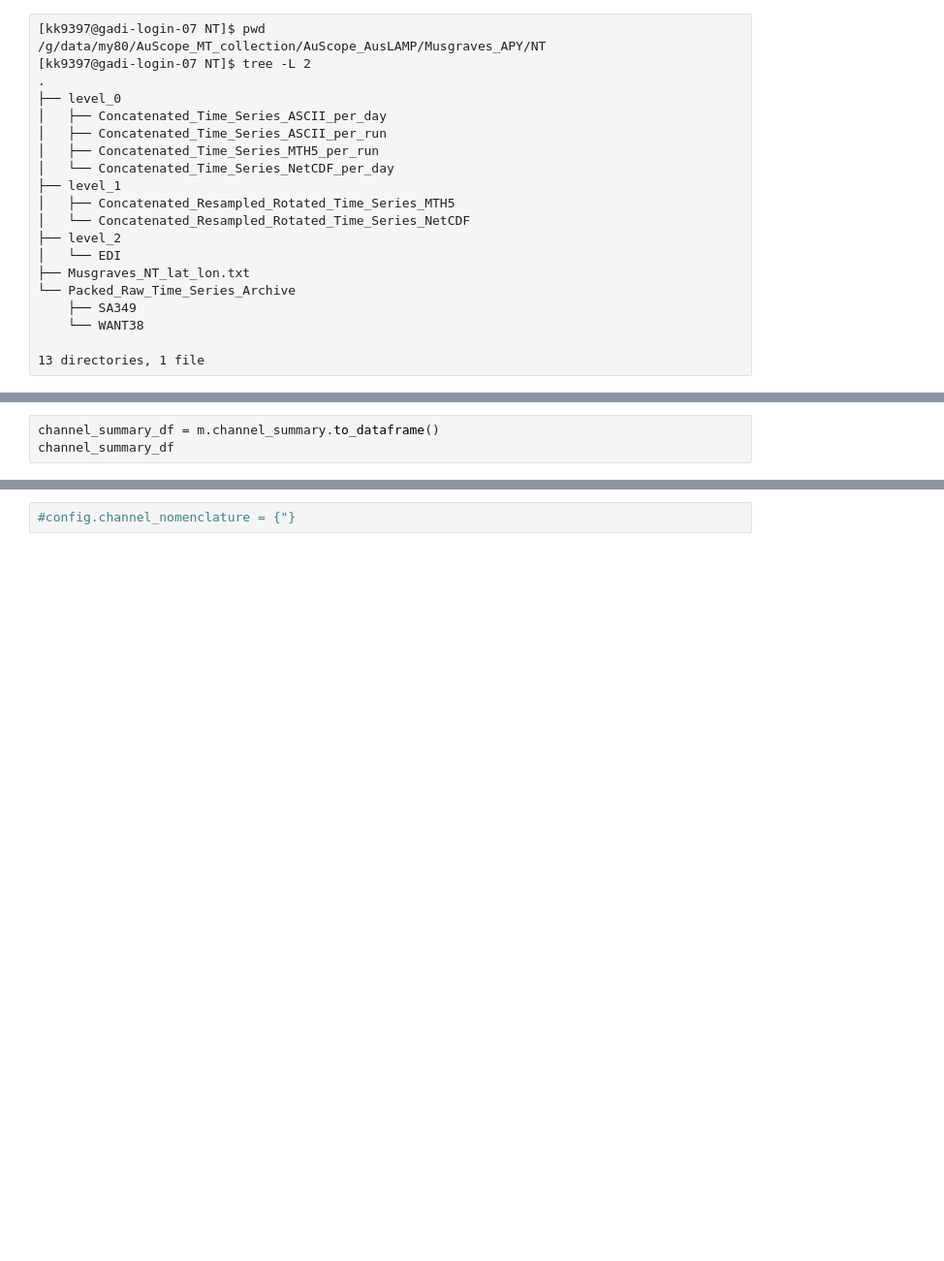
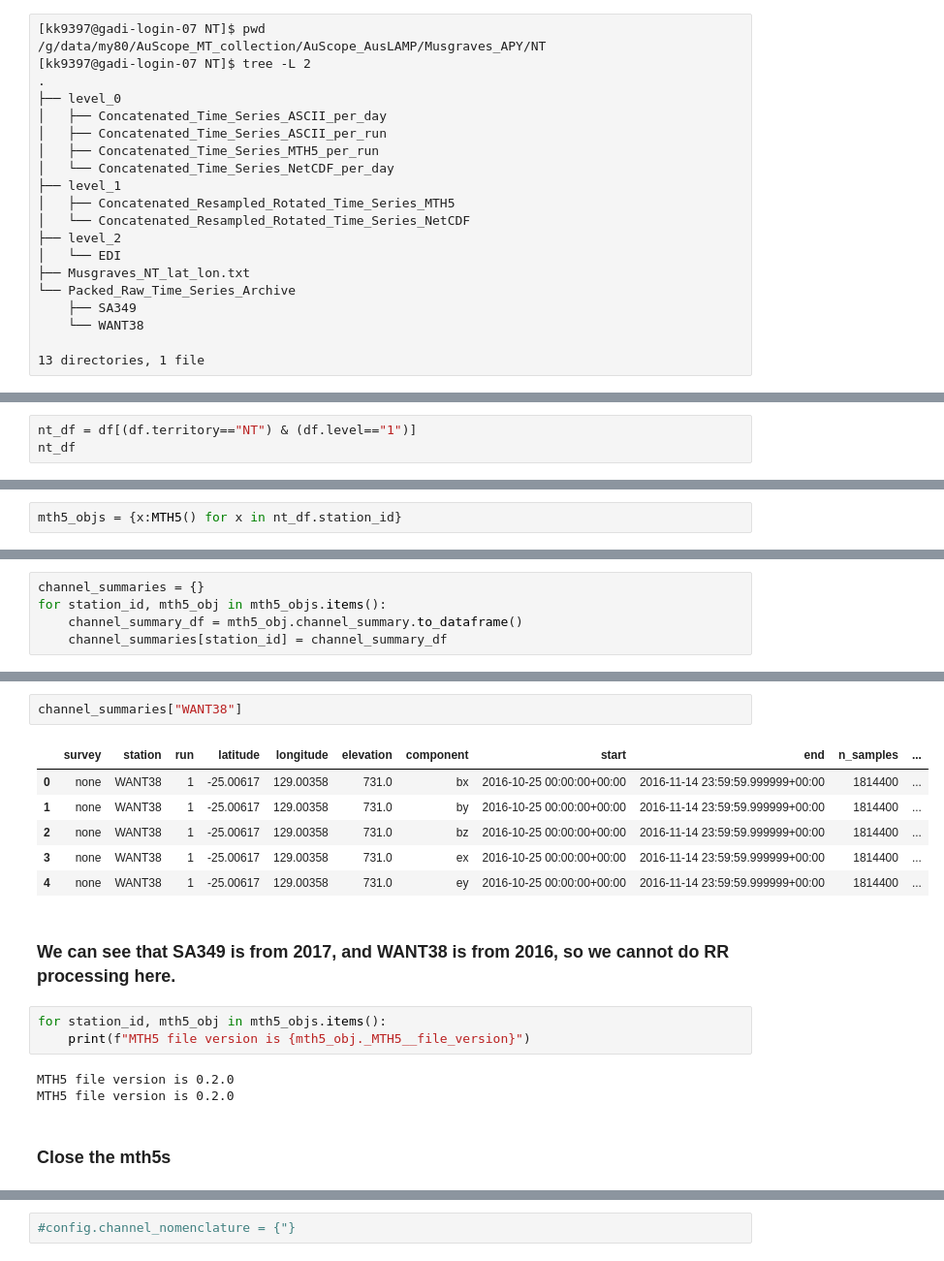
Before and after one commit to simpeg/aurora, a Jupyter notebook: aurora/test_utils/musgraves/musgraves_01.ipynb, the cells around one changed output, grey strips where cells are left out. Shown at 97% size. Drawn from its saved outputs; the diff is of its cells as text; blank space fills up the shorter version.

```diff
--- a/aurora/test_utils/musgraves/musgraves_01.ipynb
+++ b/aurora/test_utils/musgraves/musgraves_01.ipynb
@@ -137,3 +180,0 @@ print(m.filename)
-# %%
-channel_summary_df = m.channel_summary.to_dataframe()
-channel_summary_df
@@ -206,0 +181,3 @@ kernel_dataset.df["run_id"] = "001"
+# %%
+nt_df = df[(df.territory=="NT") & (df.level=="1")]
+nt_df
@@ -206,0 +190,2 @@ kernel_dataset.df["run_id"] = "001"
+# %%
+mth5_objs = {x:MTH5() for x in nt_df.station_id}
@@ -206,0 +239,5 @@ kernel_dataset.df["run_id"] = "001"
+# %%
+channel_summaries = {}
+for station_id, mth5_obj in mth5_objs.items():
+    channel_summary_df = mth5_obj.channel_summary.to_dataframe()
+    channel_summaries[station_id] = channel_summary_df
@@ -206,0 +253,19 @@ kernel_dataset.df["run_id"] = "001"
+# %%
+channel_summaries["WANT38"]
+# %% [output]
+|  | survey | station | run | latitude | longitude | elevation | component | start | end | n_samples | ... |
+| 0 | none | WANT38 | 1 | -25.00617 | 129.00358 | 731.0 | bx | 2016-10-25 00:00:00+00:00 | 2016-11-14 23:59:59.999999+00:00 | 1814400 | ... |
+| 1 | none | WANT38 | 1 | -25.00617 | 129.00358 | 731.0 | by | 2016-10-25 00:00:00+00:00 | 2016-11-14 23:59:59.999999+00:00 | 1814400 | ... |
+| 2 | none | WANT38 | 1 | -25.00617 | 129.00358 | 731.0 | bz | 2016-10-25 00:00:00+00:00 | 2016-11-14 23:59:59.999999+00:00 | 1814400 | ... |
+| 3 | none | WANT38 | 1 | -25.00617 | 129.00358 | 731.0 | ex | 2016-10-25 00:00:00+00:00 | 2016-11-14 23:59:59.999999+00:00 | 1814400 | ... |
+| 4 | none | WANT38 | 1 | -25.00617 | 129.00358 | 731.0 | ey | 2016-10-25 00:00:00+00:00 | 2016-11-14 23:59:59.999999+00:00 | 1814400 | ... |
+# %% [markdown]
+### We can see that SA349 is from 2017, and WANT38 is from 2016, so we cannot do RR processing here.
+# %%
+for station_id, mth5_obj in mth5_objs.items():
+    print(f"MTH5 file version is {mth5_obj._MTH5__file_version}")
+# %% [output]
+MTH5 file version is 0.2.0
+MTH5 file version is 0.2.0
+# %% [markdown]
+### Close the mth5s
```
Also changed, not shown: parts of 68 cells of this notebook.
